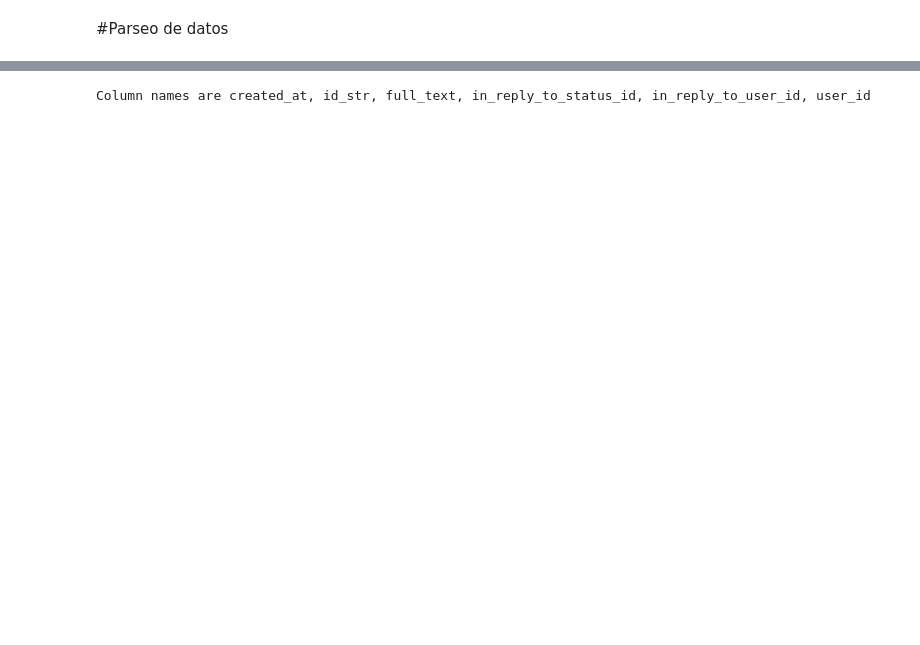
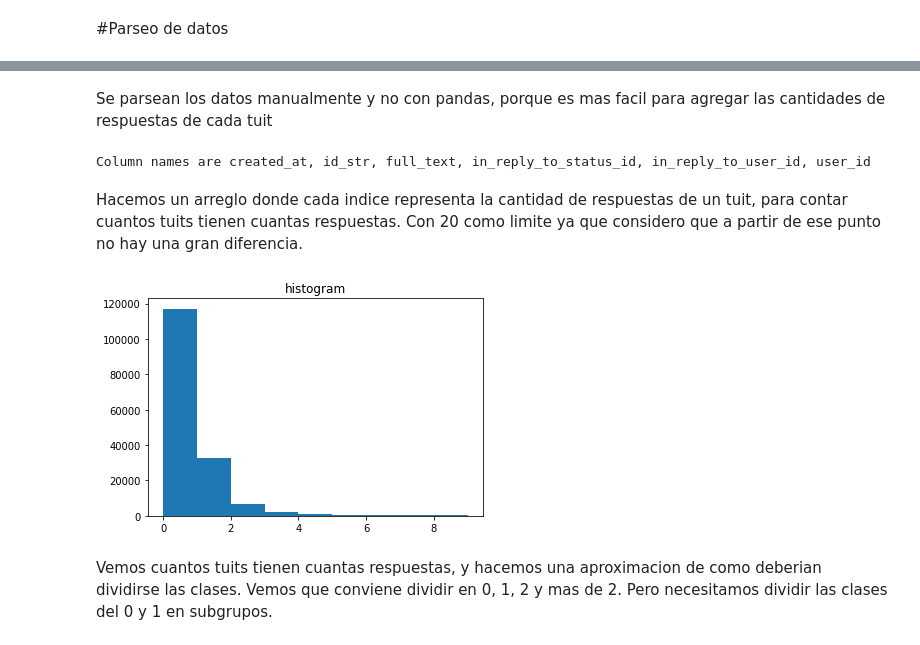
Before and after one commit to joaquinfeltes/Predecir_respuestas_de_tweets, a Jupyter notebook: Parseo_dataset.ipynb, the cells around one changed output, grey strips where cells are left out. Cells and saved outputs as stored; diff of their text form; code cells hidden in the pictures; blank space fills up the shorter version.

```diff
--- a/Parseo_dataset.ipynb
+++ b/Parseo_dataset.ipynb
@@ -16 +14,4 @@ Drive already mounted at /content/drive; to attempt to forcibly remount, call dr
+# %% [markdown]
+Se parsean los datos manualmente y no con pandas,
+porque es mas facil para agregar las cantidades de respuestas de cada tuit
 # %%
@@ -93,3 +89,26 @@ for id in tw_wo_text:
   del tweets_dicc[id]
 # print(i, j, j-i)
 # print(len(tweets_dicc))
+# %% [markdown]
+Hacemos un arreglo donde cada indice representa la cantidad de respuestas de un tuit, para contar cuantos tuits tienen cuantas respuestas. Con 20 como limite ya que considero que a partir de ese punto no hay una gran diferencia.
+# %%
+n_arr = []
+ans_arr = [0]*21
+for tw_id in tweets_dicc:
+  ans = tweets_dicc[tw_id].get("ans")
+  n_arr.append(ans)
+  if ans <= 20:
+    ans_arr[ans]+=1
+  else:
+    ans_arr[20]+=1
+# %%
+from matplotlib import pyplot as plt
+import numpy as np
+
+plt.hist(n_arr, bins = range(10))
+plt.title("histogram")
+plt.show()
+# %% [output]
+[figure, added]
+# %% [markdown]
+Vemos cuantos tuits tienen cuantas respuestas, y hacemos una aproximacion de como deberian dividirse las clases. Vemos que conviene dividir en 0, 1, 2 y mas de 2. Pero necesitamos dividir las clases del 0 y 1 en subgrupos.
```
Also changed, not shown: parts of 19 cells of this notebook.
